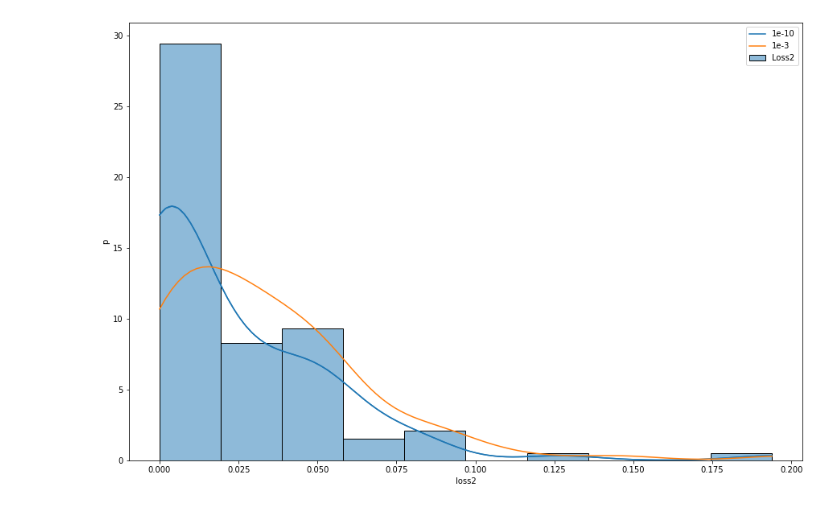
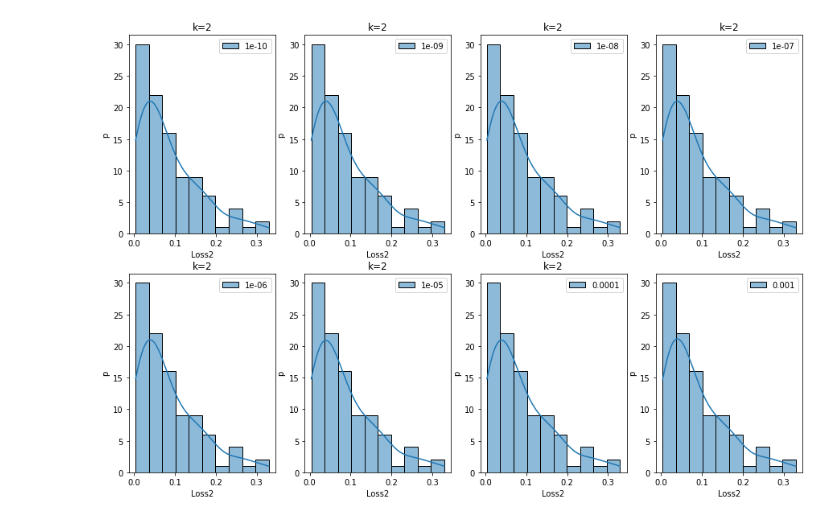
Before and after one commit to skozh/SVD, a Jupyter notebook: qsvd_toltest.ipynb, the cells around one changed output. Cells and saved outputs as stored; diff of their text form; code cells hidden in the pictures.

Commit message:
Added histograms

```diff
--- a/qsvd_toltest.ipynb
+++ b/qsvd_toltest.ipynb
@@ -58,9 +58,9 @@ def costFn(x, Ut,Lt,Vt,B,k):
 a 3x3 matrix is used for experiment k=2 and tol in (1e-10, 1e-5, 1e-3)
 a 4x4 matrix is used for the experiment k=3 and tol in (1e-10, 1e-5, 1e-3) """
 
-res = np.zeros((1600,4))
+res = np.zeros((2400,4))
 count = 0
-for k in [2,3]:
+for k in [2,3,4]:
     print('\n')
     print("k = ", k)
     for i in range(100):
@@ -143,20 +143,13 @@ plt.show()
-# %%
-sample1 = df.loc[(df.k==3) & (df.tol == 1e-10)].fillna(0)
-kernel = stats.gaussian_kde(sample1['loss2'])
-min_amount, max_amount = sample1['loss2'].min(), sample1['loss2'].max()
-x = np.linspace(min_amount, max_amount, len(sample1))
-kde_values = kernel(x)
-
-sample2 = df.loc[(df.k==3) & (df.tol == 1e-3)].fillna(0)
-kernel2 = stats.gaussian_kde(sample2['loss2'])
-kde_values2 = kernel2(x)
-
-sns.histplot(sample1['loss2'], kde=True, stat='density', label=f'Loss2', bins=10)
-plt.plot(x, kde_values, label='1e-10')
-plt.plot(x, kde_values2, label='1e-3')
-plt.ylabel('p')
-plt.xlabel('loss2')
-plt.legend()
-plt.show()
-# %% [output]
-[figure, removed]
+# %%
+tollist = [1e-10, 1e-9, 1e-8, 1e-7, 1e-6, 1e-5, 1e-4, 1e-3]
+plt.figure(figsize=(15,10))
+for i in range(8):
+  plt.title("k=2")
+  plt.subplot(2,4,i+1)
+  sns.histplot(df.loc[(df.k==2) & (df.tol == tollist[i])]['loss2'], kde=True,label=str(tollist[i]), bins=10)
+  plt.ylabel('p')
+  plt.xlabel('Loss2')
+  plt.legend()
+plt.show()
+# %% [output]
+[figure, added]
```
Also changed, not shown: parts of 7 cells of this notebook, 1 other file.
